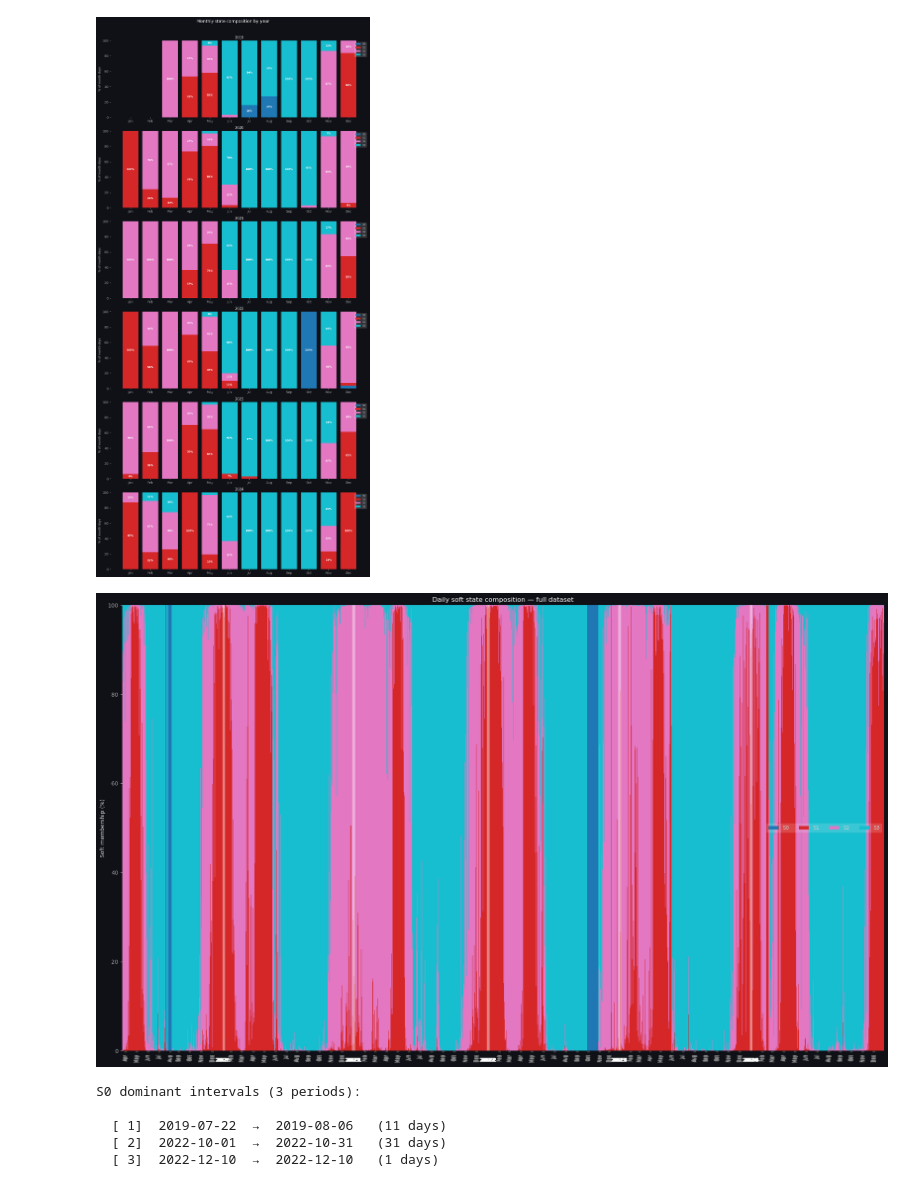
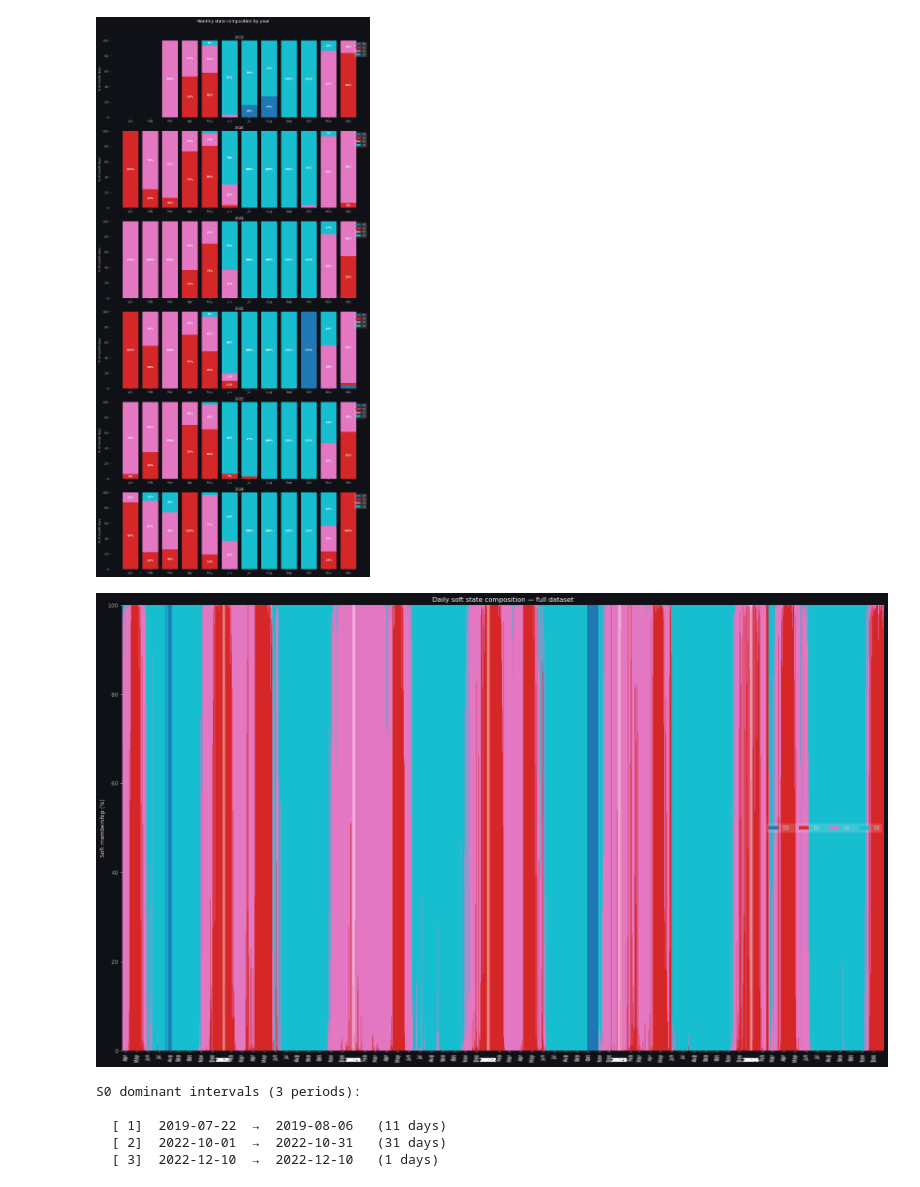
Before and after one commit to contingency01/RBM-Plankton-Densities, a Jupyter notebook: MixedRBM.ipynb, the cells around one changed output. Saved outputs shown, nothing was run; the diff lists cells and outputs as text; code cells hidden in the pictures.

Commit message:
Update MixedRBM and plankton notebooks

```diff
--- a/MixedRBM.ipynb
+++ b/MixedRBM.ipynb
@@ -191,13 +187,6 @@ for n_hidden in GBRBM_HIDDEN_SWEEP:
         'val_history': val_his.copy(),
         'snap': best_snap
     })
-
-print(f"\nBest: n_hidden={best_hidden_units}  val_MSE={best_overall_val:.4f}")
-
-# ── Reconstruct winner ────────────────────────────────────────────────────────
-rbm_best = MixedRBM(n_vis, best_hidden_units, lr=RBM_LR, momentum=0.9, l2=1e-4)
-for k in ('Wb', 'Wg', 'bb', 'bg', 'bh'):
-    setattr(rbm_best, k, best_model_snap[k])
 # %% [output]
 KeyboardInterrupt:
 # %%
@@ -206,7 +195,7 @@ GBRBM_EPOCHS   = 1000
 GBRBM_PATIENCE = 100
 RBM_LR         = 1e-3
 RBM_BATCH      = 32
-n_hidden       = 65
+n_hidden       = 85
 
 best_overall_val  = np.inf
 best_hidden_units = None
@@ -882,0 +910,26 @@ Cyanobacteria taxa checked: ['chroococcales', 'coelosphaerium', 'cyanobacteria_c
+# %%
+dates_idx    = pd.DatetimeIndex(dates_real)
+target_mask  = (dates_idx >= '2019-07-22') & (dates_idx <= '2019-08-06')
+other_mask   = ((dates_idx.month >= 7) & (dates_idx <= '2019-07-21') |
+                (dates_idx.month == 8) & (dates_idx >= '2019-08-07')) & \
+               (dates_idx.year != 2019) & \
+               (dates_idx.month.isin([7, 8]))
+
+print(f"2019-07-22→08-06 days : {target_mask.sum()}")
+print(f"Jul–Aug other years   : {other_mask.sum()}")
+print(f"States assigned       : {np.unique(rbm_state[target_mask], return_counts=True)}")
+
+ratios = []
+for i, s in enumerate(species):
+    mean_target = real_den[target_mask, i].mean()
+    mean_other  = real_den[other_mask,  i].mean()
+    ratio       = mean_target / (mean_other + 1e-8)
+    ratios.append((ratio, mean_target, mean_other, s))
+
+ratios.sort(reverse=True)
+
+print(f"\nTop 15 taxa by 2019-07–08 / Jul–Aug(other years) ratio:")
+print(f"  {'Taxon':<45s}  {'2019 Jul-Aug':>12}  {'Jul-Aug(other)':>14}  {'Ratio':>7}")
+print(f"  {'-'*45}  {'-'*12}  {'-'*14}  {'-'*7}")
+for ratio, mean_target, mean_other, s in ratios[:15]:
+    print(f"  {s:<45s}  {mean_target:>12.5f}  {mean_other:>14.5f}  {ratio:>7.1f}x")
@@ -925,7 +996,7 @@ plt.show()
 [figure]
 # %%
 dists       = km_states.transform(H_both)
-temperature = 0.1
+temperature = 0.05
 soft_probs  = softmax(-dists / (dists.std() * temperature), axis=1)
 
 fig, ax = plt.subplots(figsize=(20, 12), facecolor='#0f1117')
@@ -940,34 +1011,34 @@ for k in range(n_states):
            label=f'S{k}', edgecolor='none', width=1.0)
     bottom += vals
 
 # ── Year lines + labels ───────────────────────────────────────────────────────
 jan_pos = [i for i, d in enumerate(dates_real) if d.month == 1 and d.day <= 7]
 for xi in jan_pos:
     ax.axvline(xi, color='#ffffff55', linewidth=1.0)
 ax.set_xticks(jan_pos)
 ax.set_xticklabels([str(dates_real[i].year) for i in jan_pos],
                    color='white', fontsize=10, fontweight='bold')
 
 # ── Month tick marks + labels ─────────────────────────────────────────────────
 mon_pos = [i for i, d in enumerate(dates_real) if d.day <= 7 and d.month != 1]
 mon_lbl = [dates_real[i].strftime('%b') for i in mon_pos]
 ax.set_xticks(mon_pos, minor=True)
 ax.set_xticklabels(mon_lbl, minor=True, color='#888888', fontsize=7, rotation=90)
 ax.tick_params(axis='x', which='minor', length=3, color='#444444')
 ax.tick_params(axis='x', which='major', length=0, pad=12)
 
 ax.set_ylabel('Soft membership (%)', color='#cccccc', fontsize=10)
 ax.set_title('Daily soft state composition — full dataset', color='white', fontsize=12)
 ax.legend(fontsize=9, framealpha=0.15, labelcolor='#cccccc', ncol=n_states)
 ax.set_ylim(0, 100)
 ax.set_xlim(0, len(dates_real))
 ax.tick_params(axis='y', colors='#aaaaaa')
 for spine in ax.spines.values():
     spine.set_visible(False)
 plt.tight_layout()
 plt.show()
 # %% [output]
-[figure, old version]
+[figure, new version]
 # %%
 target_state = 0
 
```
Also changed, not shown: parts of 15 cells of this notebook, 1 other file.
